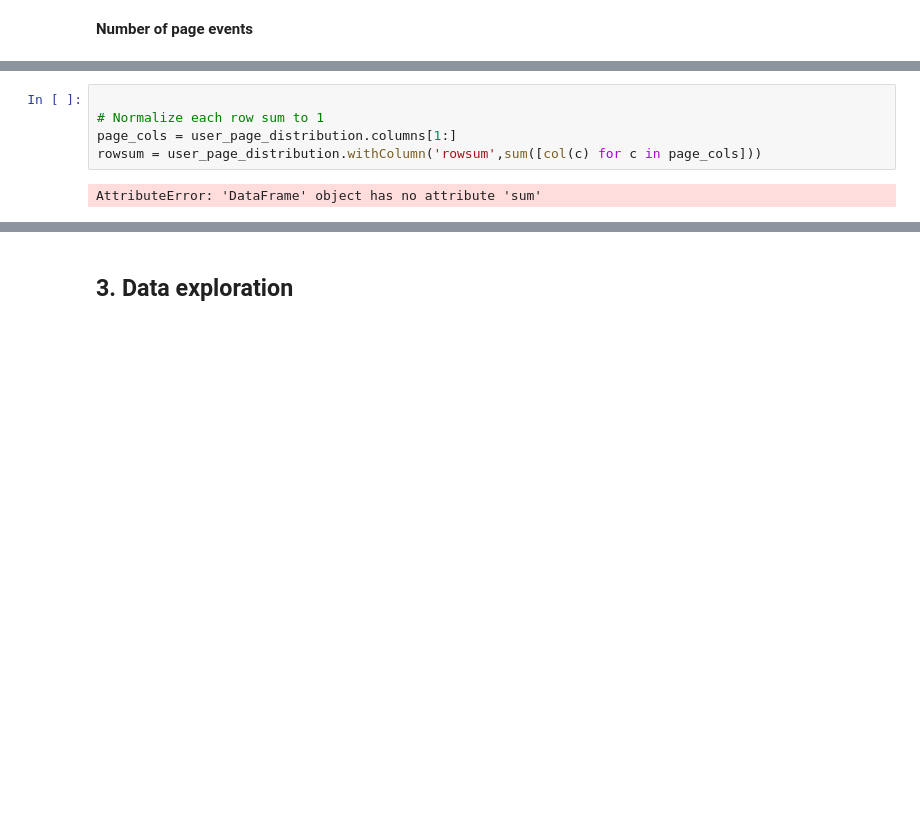
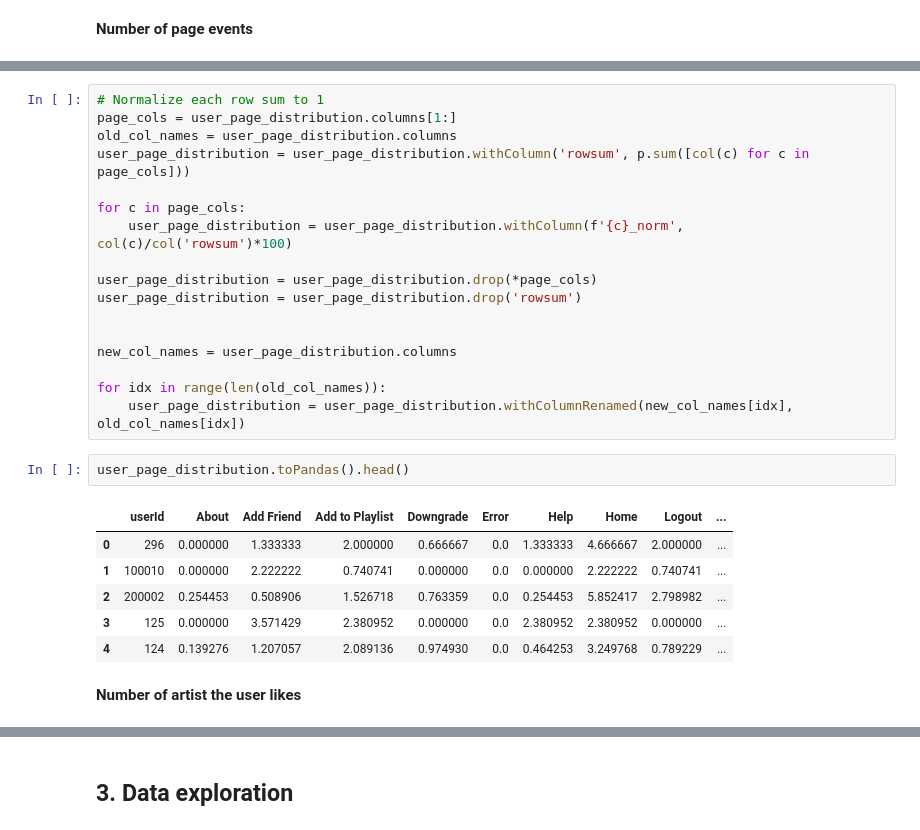
Before and after one commit to AlexWangVT/sparkify_capstone, a Jupyter notebook: Sparkify.ipynb, the cells around one changed output, grey strips where cells are left out. Cells and saved outputs as stored; diff of their text form; blank space fills up the shorter version.

```diff
--- a/Sparkify.ipynb
+++ b/Sparkify.ipynb
@@ -695,7 +715,28 @@ user_page_distribution = user_page_distribution.drop(*drop_col)
 # %%
-
 # Normalize each row sum to 1
 page_cols = user_page_distribution.columns[1:]
-rowsum = user_page_distribution.withColumn('rowsum',sum([col(c) for c in page_cols]))
+old_col_names = user_page_distribution.columns
+user_page_distribution = user_page_distribution.withColumn('rowsum', p.sum([col(c) for c in page_cols]))
+
+for c in page_cols:
+    user_page_distribution = user_page_distribution.withColumn(f'{c}_norm', col(c)/col('rowsum')*100)
+
+user_page_distribution = user_page_distribution.drop(*page_cols)
+user_page_distribution = user_page_distribution.drop('rowsum')
+
+
+new_col_names = user_page_distribution.columns
+
+for idx in range(len(old_col_names)):
+    user_page_distribution = user_page_distribution.withColumnRenamed(new_col_names[idx], old_col_names[idx])
-# %% [output]
-AttributeError: 'DataFrame' object has no attribute 'sum'
+# %%
+user_page_distribution.toPandas().head()
+# %% [output]
+|  | userId | About | Add Friend | Add to Playlist | Downgrade | Error | Help | Home | Logout | ... |
+| 0 | 296 | 0.000000 | 1.333333 | 2.000000 | 0.666667 | 0.0 | 1.333333 | 4.666667 | 2.000000 | ... |
+| 1 | 100010 | 0.000000 | 2.222222 | 0.740741 | 0.000000 | 0.0 | 0.000000 | 2.222222 | 0.740741 | ... |
+| 2 | 200002 | 0.254453 | 0.508906 | 1.526718 | 0.763359 | 0.0 | 0.254453 | 5.852417 | 2.798982 | ... |
+| 3 | 125 | 0.000000 | 3.571429 | 2.380952 | 0.000000 | 0.0 | 2.380952 | 2.380952 | 0.000000 | ... |
+| 4 | 124 | 0.139276 | 1.207057 | 2.089136 | 0.974930 | 0.0 | 0.464253 | 3.249768 | 0.789229 | ... |
+# %% [markdown]
+**Number of artist the user likes**
```
Also changed, not shown: parts of 8 cells of this notebook.
